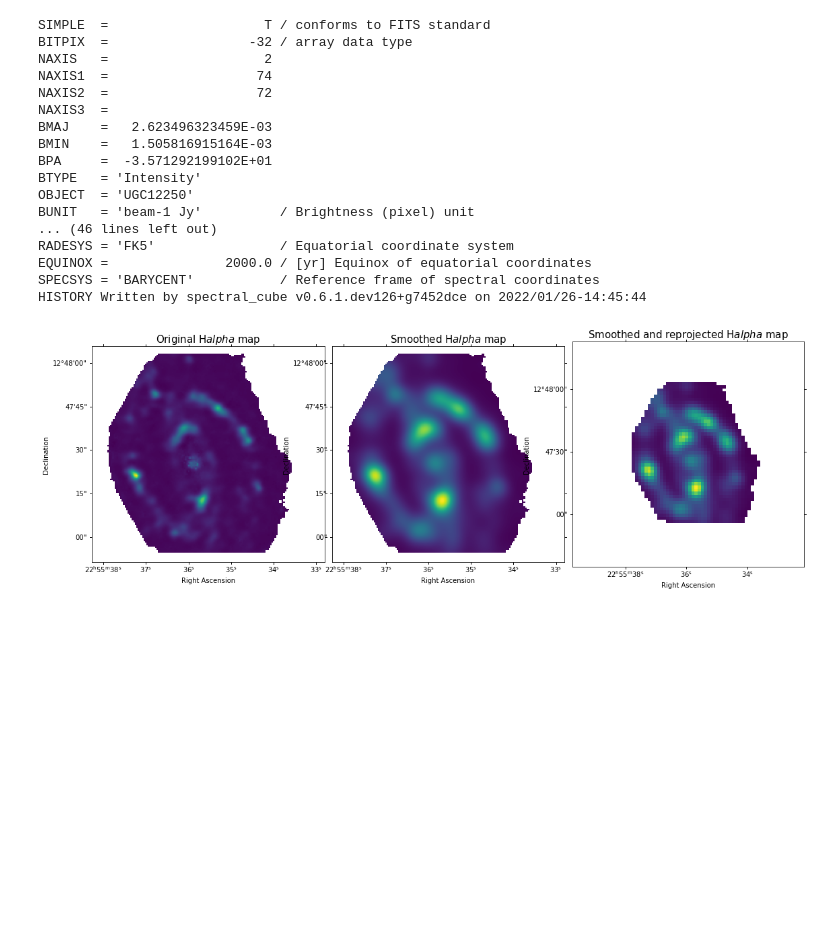
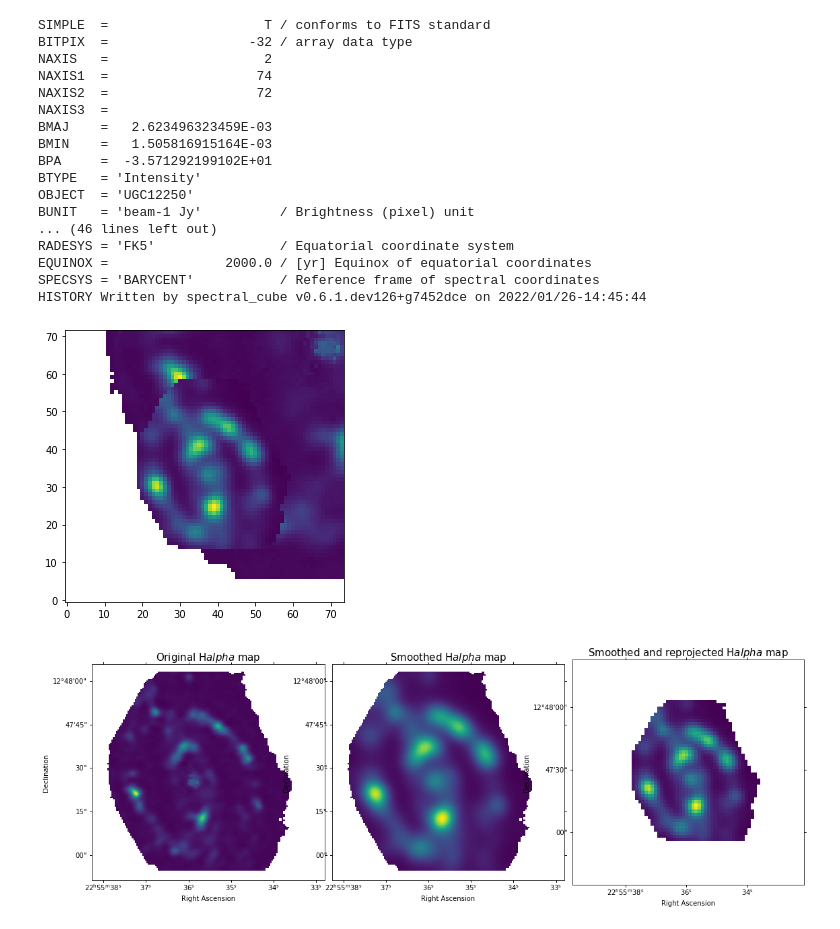
Before and after one commit to Bruno-Rodriguez/quenching-nearby-galaxies, a Jupyter notebook: smooth_and_reproject_cubes.ipynb, the cells around one changed output. Drawn from its saved outputs; the diff is of its cells as text; code cells hidden in the pictures; blank space fills up the shorter version.

```diff
--- a/smooth_and_reproject_cubes.ipynb
+++ b/smooth_and_reproject_cubes.ipynb
@@ -173,6 +173,13 @@ for frame in frames_cube_convolved:
     reprojected, footprint = reproject_exact((frame,WCS(wcs_califa).celestial),target_header)
     reprojected_list.append(reprojected)
 reprojected_list = np.array(reprojected_list)
+# %%
+fig, ax = plt.subplots(figsize=(5,5))
+ax.imshow(np.array(frames_cube[6,:,:]), origin='lower')
+ax.imshow(reprojected_list[6],origin='lower')
+plt.show()
+# %% [output]
+[figure, added]
 # %%
 fig = plt.figure(figsize=(15,5))
 ax1 = fig.add_subplot(1,3,1,projection=WCS(wcs_califa).celestial)
```
Also changed, not shown: parts of 15 cells of this notebook.
